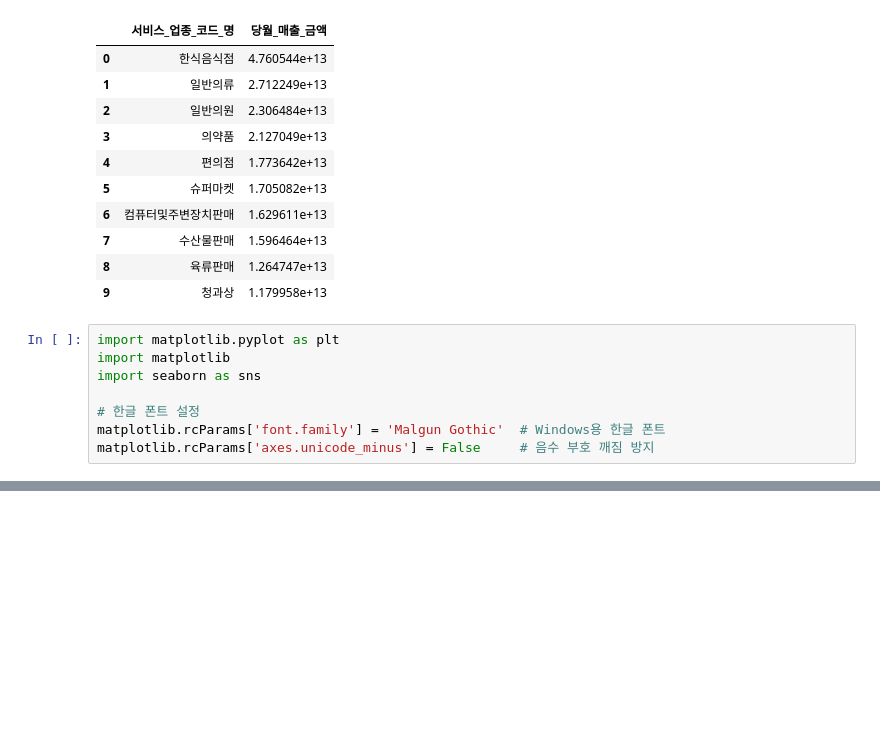
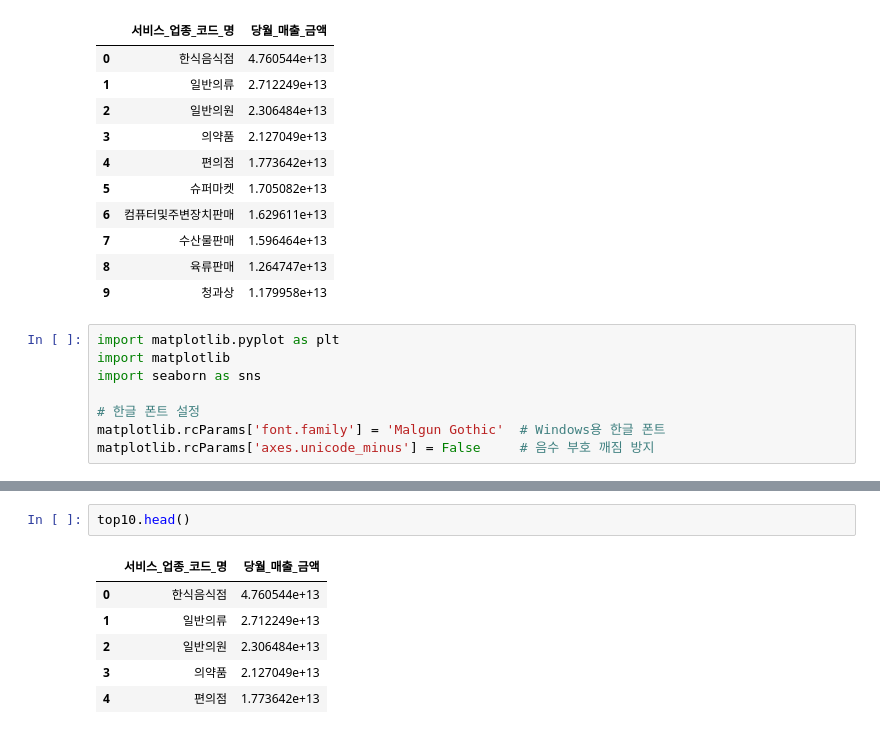
Before and after one commit to kyuyounglee-20250607/https---github.com-kyuyounglee-20250607-python-study-git, a Jupyter notebook: 6.openapi_seoul/03.ipynb, the cells around one changed output, grey strips where cells are left out. Saved outputs shown, nothing was run; the diff lists cells and outputs as text; blank space fills up the shorter version.

```diff
--- a/6.openapi_seoul/03.ipynb
+++ b/6.openapi_seoul/03.ipynb
@@ -54,0 +64,9 @@ plt.show()
+# %%
+top10.head()
+# %% [output]
+|  | 서비스_업종_코드_명 | 당월_매출_금액 |
+| 0 | 한식음식점 | 4.760544e+13 |
+| 1 | 일반의류 | 2.712249e+13 |
+| 2 | 일반의원 | 2.306484e+13 |
+| 3 | 의약품 | 2.127049e+13 |
+| 4 | 편의점 | 1.773642e+13 |
```
Also changed, not shown: parts of 2 cells of this notebook.
